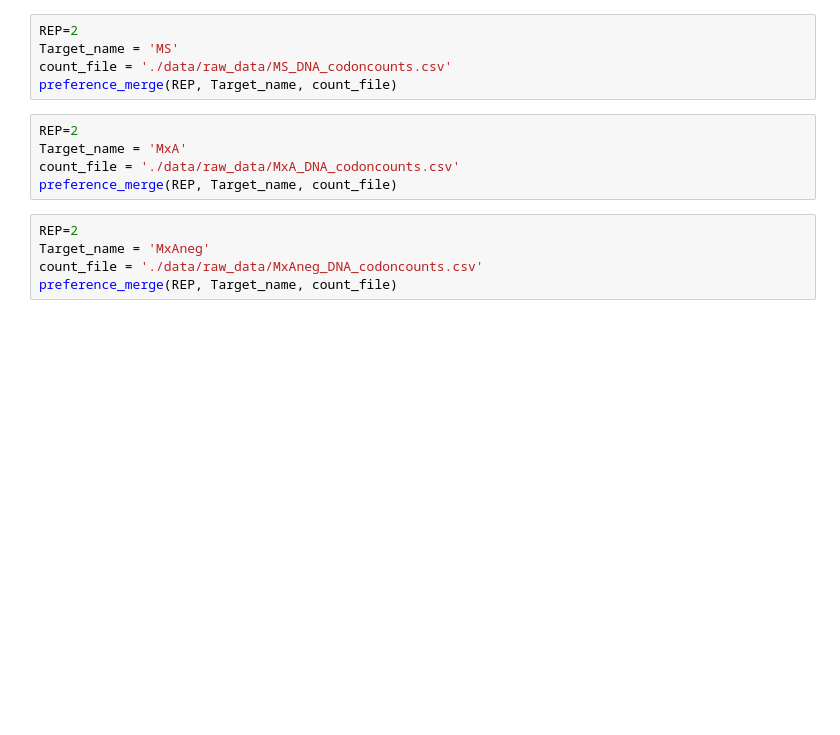
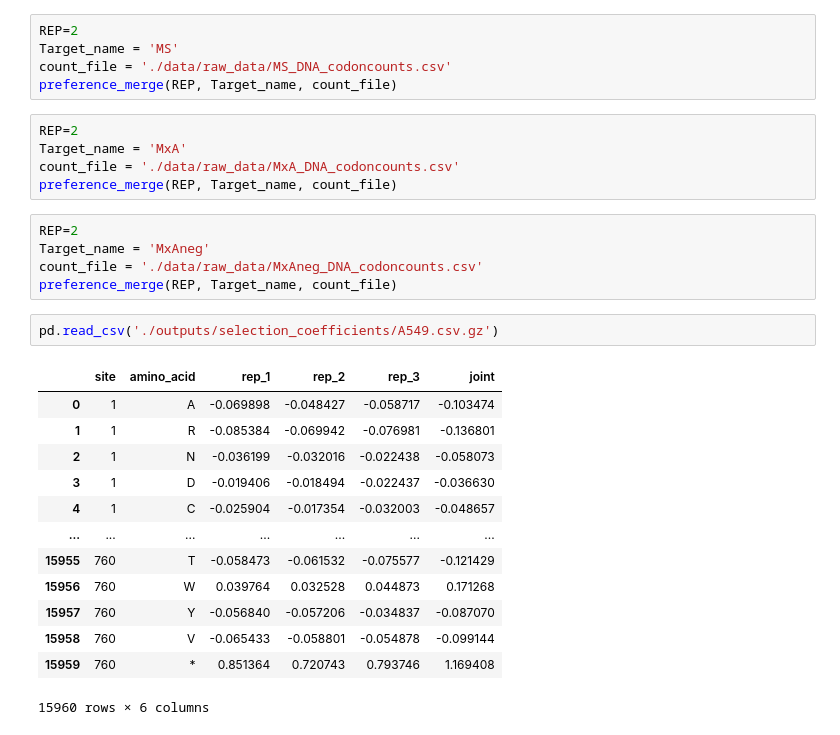
Before and after one commit to bartonlab/paper-DMS-inference, a Jupyter notebook: preference_transform.ipynb, the cells around one changed output. Saved outputs shown, nothing was run; the diff lists cells and outputs as text; blank space fills up the shorter version.

```diff
--- a/preference_transform.ipynb
+++ b/preference_transform.ipynb
@@ -288,4 +310,20 @@ REP=2
 Target_name = 'MxAneg'
 count_file = './data/raw_data/MxAneg_DNA_codoncounts.csv'
 preference_merge(REP, Target_name, count_file)
+# %%
+pd.read_csv('./outputs/selection_coefficients/A549.csv.gz')
+# %% [output]
+|  | site | amino_acid | rep_1 | rep_2 | rep_3 | joint |
+| 0 | 1 | A | -0.069898 | -0.048427 | -0.058717 | -0.103474 |
+| 1 | 1 | R | -0.085384 | -0.069942 | -0.076981 | -0.136801 |
+| 2 | 1 | N | -0.036199 | -0.032016 | -0.022438 | -0.058073 |
+| 3 | 1 | D | -0.019406 | -0.018494 | -0.022437 | -0.036630 |
+| 4 | 1 | C | -0.025904 | -0.017354 | -0.032003 | -0.048657 |
+| ... | ... | ... | ... | ... | ... | ... |
+| 15955 | 760 | T | -0.058473 | -0.061532 | -0.075577 | -0.121429 |
+| 15956 | 760 | W | 0.039764 | 0.032528 | 0.044873 | 0.171268 |
+| 15957 | 760 | Y | -0.056840 | -0.057206 | -0.034837 | -0.087070 |
+| 15958 | 760 | V | -0.065433 | -0.058801 | -0.054878 | -0.099144 |
+| 15959 | 760 | * | 0.851364 | 0.720743 | 0.793746 | 1.169408 |
+15960 rows × 6 columns
 # %%
```
Also changed, not shown: parts of 8 cells of this notebook, 4 other files.
